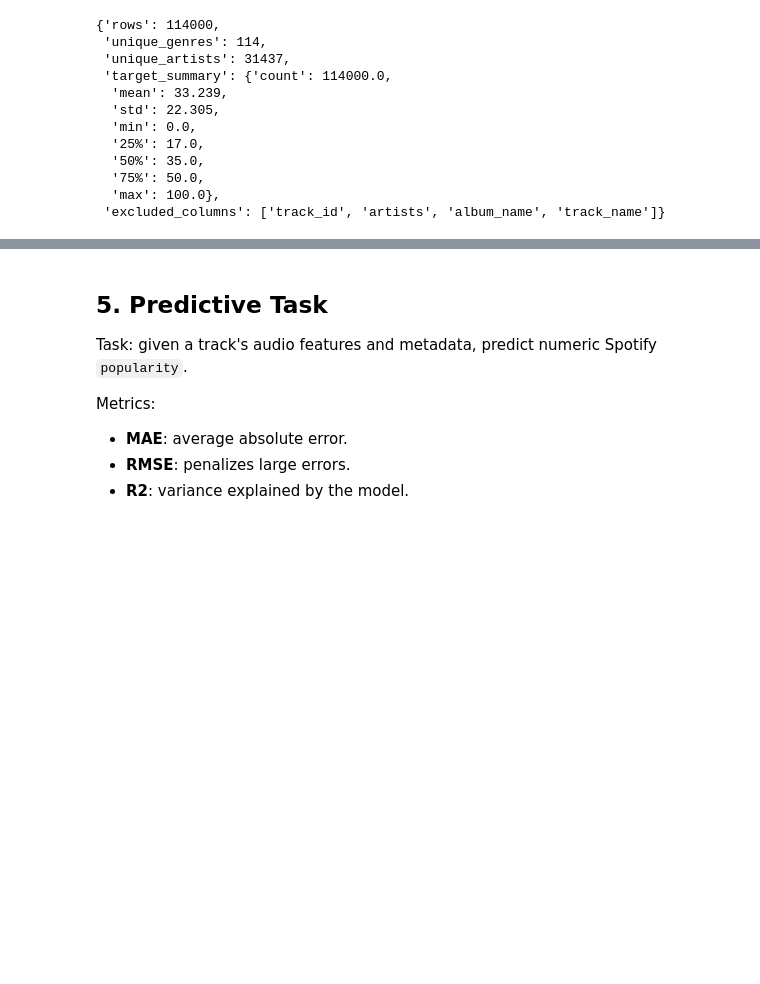
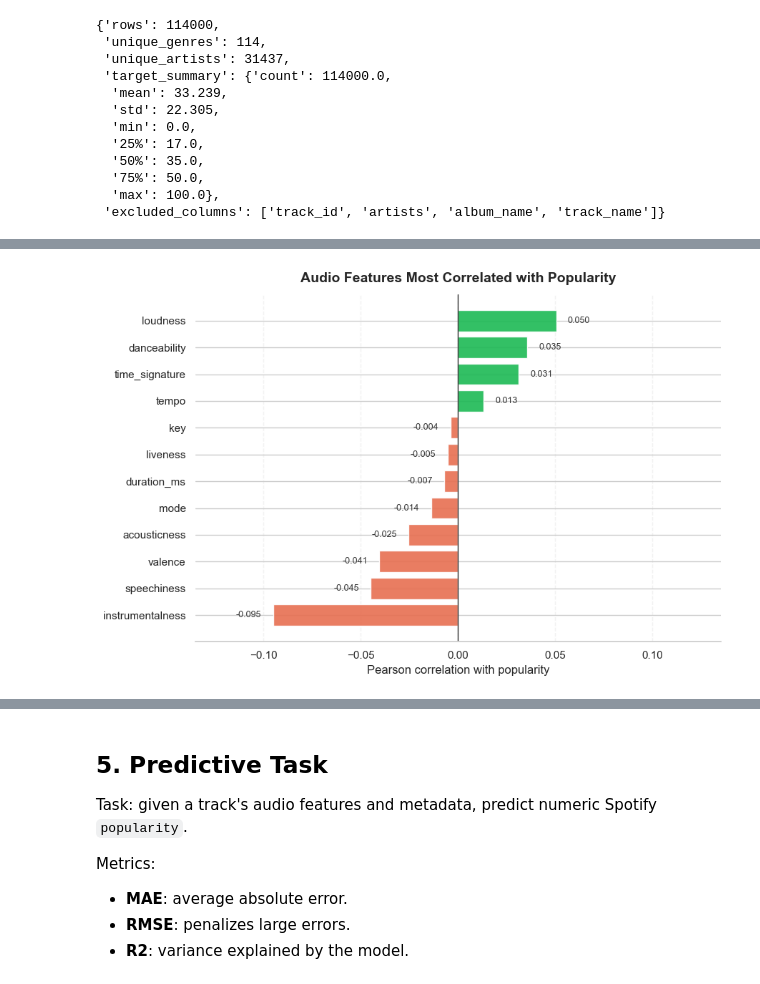
Before and after one commit to TiantianZheng/spotify-popularity-prediction, a Jupyter notebook: spotify_popularity_prediction.ipynb, the cells around one changed output, grey strips where cells are left out. Saved outputs shown, nothing was run; the diff lists cells and outputs as text; code cells hidden in the pictures; blank space fills up the shorter version.

```diff
--- a/spotify_popularity_prediction.ipynb
+++ b/spotify_popularity_prediction.ipynb
@@ -320,3 +362,32 @@ The heatmap checks relationships among audio features. Strong correlations can a
+# %%
+top_corr = correlations.head(12).sort_values()
+colors = np.where(top_corr.values >= 0, "#1DB954", "#E76F51")
+
+fig, ax = plt.subplots(figsize=(9, 6))
+bars = ax.barh(top_corr.index, top_corr.values, color=colors, alpha=0.9)
+
+ax.axvline(0, color="#333333", linewidth=1)
+ax.set_title("Audio Features Most Correlated with Popularity", fontsize=14, weight="bold", pad=12)
+ax.set_xlabel("Pearson correlation with popularity")
+ax.set_ylabel("")
+ax.grid(axis="x", linestyle="--", alpha=0.25)
+ax.spines["top"].set_visible(False)
+ax.spines["right"].set_visible(False)
+ax.spines["left"].set_visible(False)
+
+for bar, value in zip(bars, top_corr.values):
+    x_offset = 0.006 if value >= 0 else -0.006
+    ha = "left" if value >= 0 else "right"
+    ax.text(value + x_offset, bar.get_y() + bar.get_height() / 2, f"{value:.3f}",
+            va="center", ha=ha, fontsize=9, color="#333333")
+
+limit = max(abs(top_corr.min()), abs(top_corr.max())) + 0.04
+ax.set_xlim(-limit, limit)
+plt.tight_layout()
+plt.savefig(FIGURE_DIR / "spotify_top_correlations.png", dpi=180)
+plt.show()
+# %% [output]
+[figure, added]
 # %%
 heatmap_features = AUDIO_FEATURES + ["duration_ms", TARGET]
 corr_matrix = df[heatmap_features].corr(numeric_only=True)
```
Also changed, not shown: parts of 45 cells of this notebook, 3 other files.
